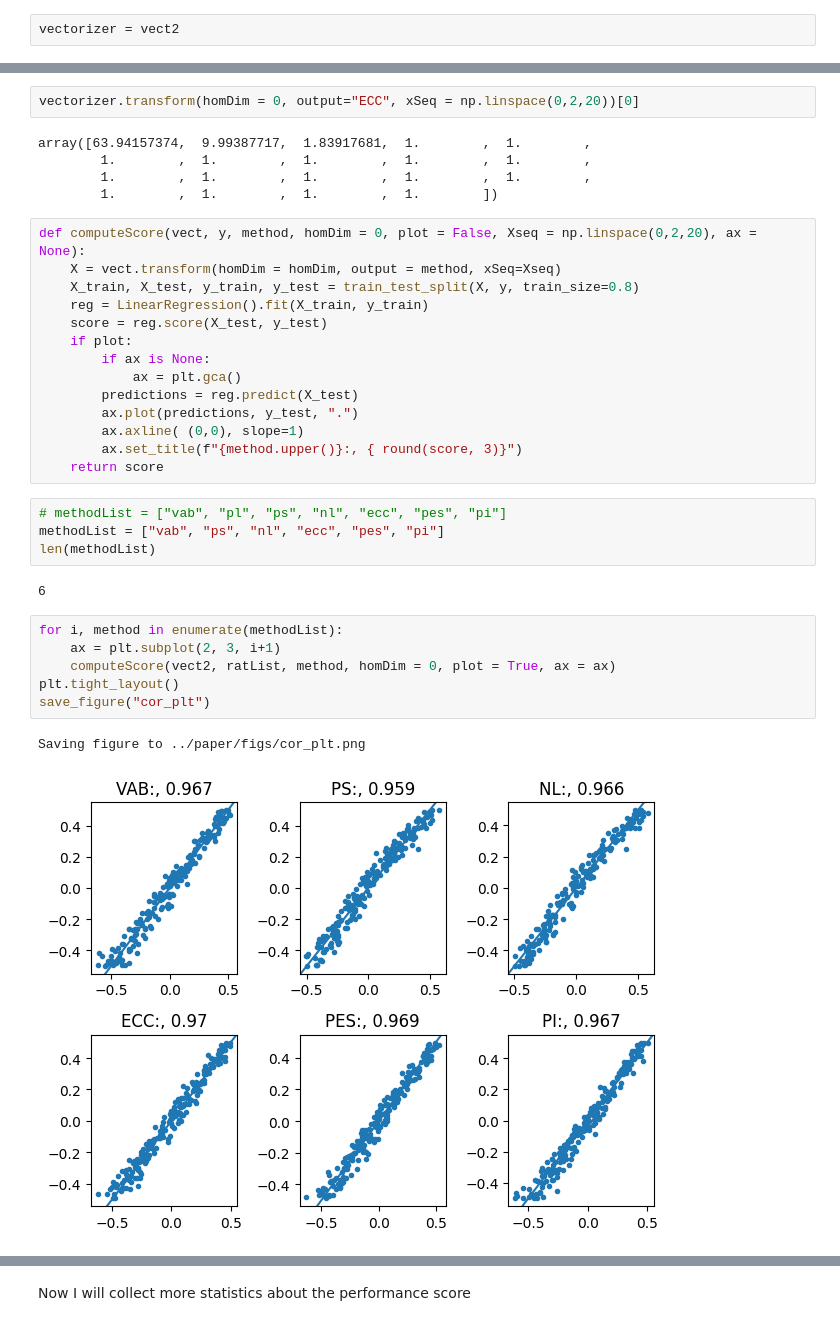
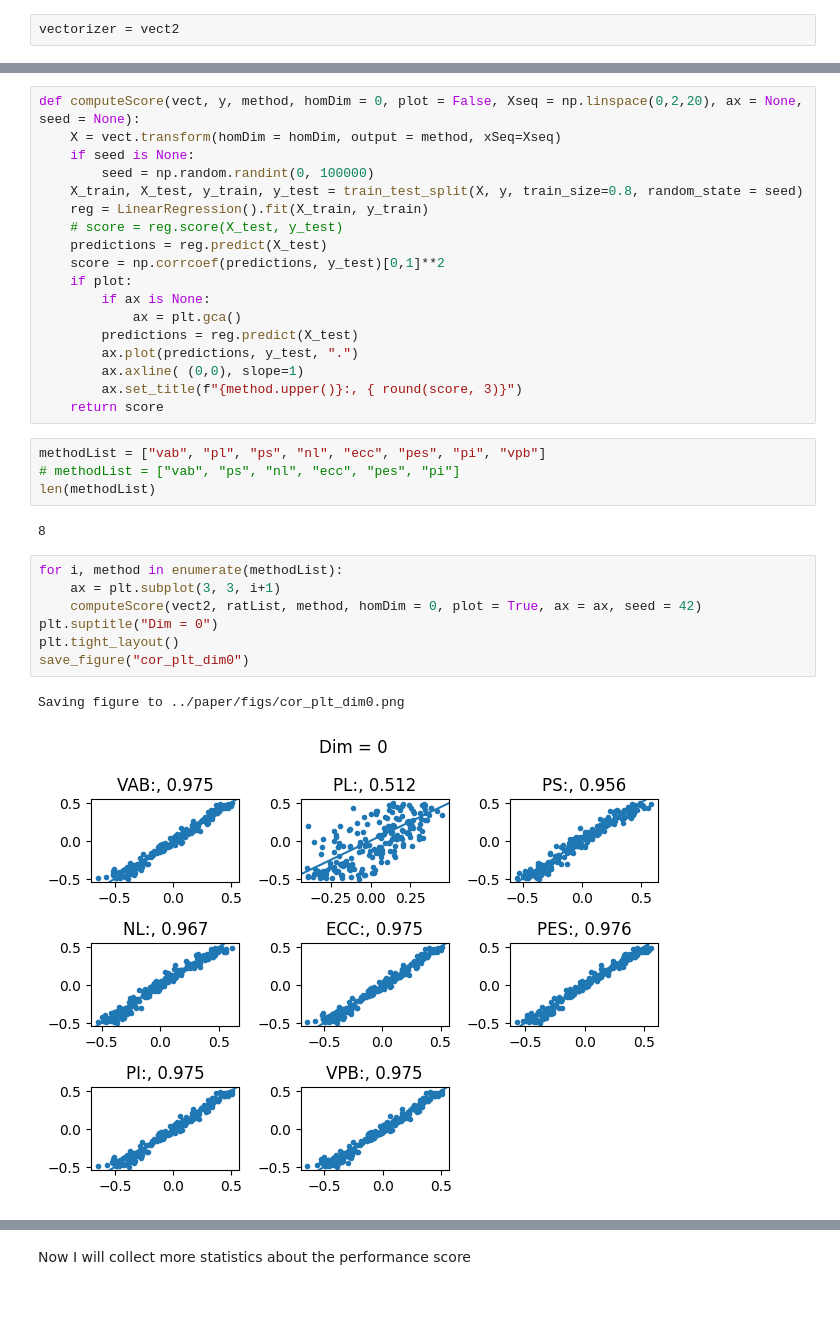
Before and after one commit to ALuchinsky/vpb_python, a Jupyter notebook: python/test_TDAvectorizer.ipynb, the cells around one changed output, grey strips where cells are left out. Cells and saved outputs as stored; diff of their text form.

Commit message:
Paper updated

```diff
--- a/python/test_TDAvectorizer.ipynb
+++ b/python/test_TDAvectorizer.ipynb
@@ -344,16 +303,13 @@ vectorizer.getParams()
-# %%
-vectorizer.transform(homDim = 0, output="ECC", xSeq = np.linspace(0,2,20))[0]
-# %% [output]
-array([63.94157374,  9.99387717,  1.83917681,  1.        ,  1.        ,
-        1.        ,  1.        ,  1.        ,  1.        ,  1.        ,
-        1.        ,  1.        ,  1.        ,  1.        ,  1.        ,
-        1.        ,  1.        ,  1.        ,  1.        ])
 # %%
-def computeScore(vect, y, method, homDim = 0, plot = False, Xseq = np.linspace(0,2,20), ax = None):
+def computeScore(vect, y, method, homDim = 0, plot = False, Xseq = np.linspace(0,2,20), ax = None, seed = None):
     X = vect.transform(homDim = homDim, output = method, xSeq=Xseq)
-    X_train, X_test, y_train, y_test = train_test_split(X, y, train_size=0.8)
+    if seed is None:
+        seed = np.random.randint(0, 100000)
+    X_train, X_test, y_train, y_test = train_test_split(X, y, train_size=0.8, random_state = seed)
     reg = LinearRegression().fit(X_train, y_train)
-    score = reg.score(X_test, y_test)
+    # score = reg.score(X_test, y_test)
+    predictions = reg.predict(X_test)
+    score = np.corrcoef(predictions, y_test)[0,1]**2
     if plot:
         if ax is None:
             ax = plt.gca()
@@ -363,17 +319,18 @@ def computeScore(vect, y, method, homDim = 0, plot = False, Xseq = np.linspace(0
         ax.set_title(f"{method.upper()}:, { round(score, 3)}")
     return score
 # %%
-# methodList = ["vab", "pl", "ps", "nl", "ecc", "pes", "pi"]
-methodList = ["vab", "ps", "nl", "ecc", "pes", "pi"]
+methodList = ["vab", "pl", "ps", "nl", "ecc", "pes", "pi", "vpb"]
+# methodList = ["vab", "ps", "nl", "ecc", "pes", "pi"]
 len(methodList)
 # %% [output]
-6
+8
 # %%
 for i, method in enumerate(methodList):
-    ax = plt.subplot(2, 3, i+1)
-    computeScore(vect2, ratList, method, homDim = 0, plot = True, ax = ax)
+    ax = plt.subplot(3, 3, i+1)
+    computeScore(vect2, ratList, method, homDim = 0, plot = True, ax = ax, seed = 42)
+plt.suptitle("Dim = 0")
 plt.tight_layout()
-save_figure("cor_plt")
+save_figure("cor_plt_dim0")
 # %% [output]
-Saving figure to ../paper/figs/cor_plt.png
+Saving figure to ../paper/figs/cor_plt_dim0.png
-[figure, old version]
+[figure, new version]
```
Also changed, not shown: parts of 20 cells of this notebook, 7 other files.
